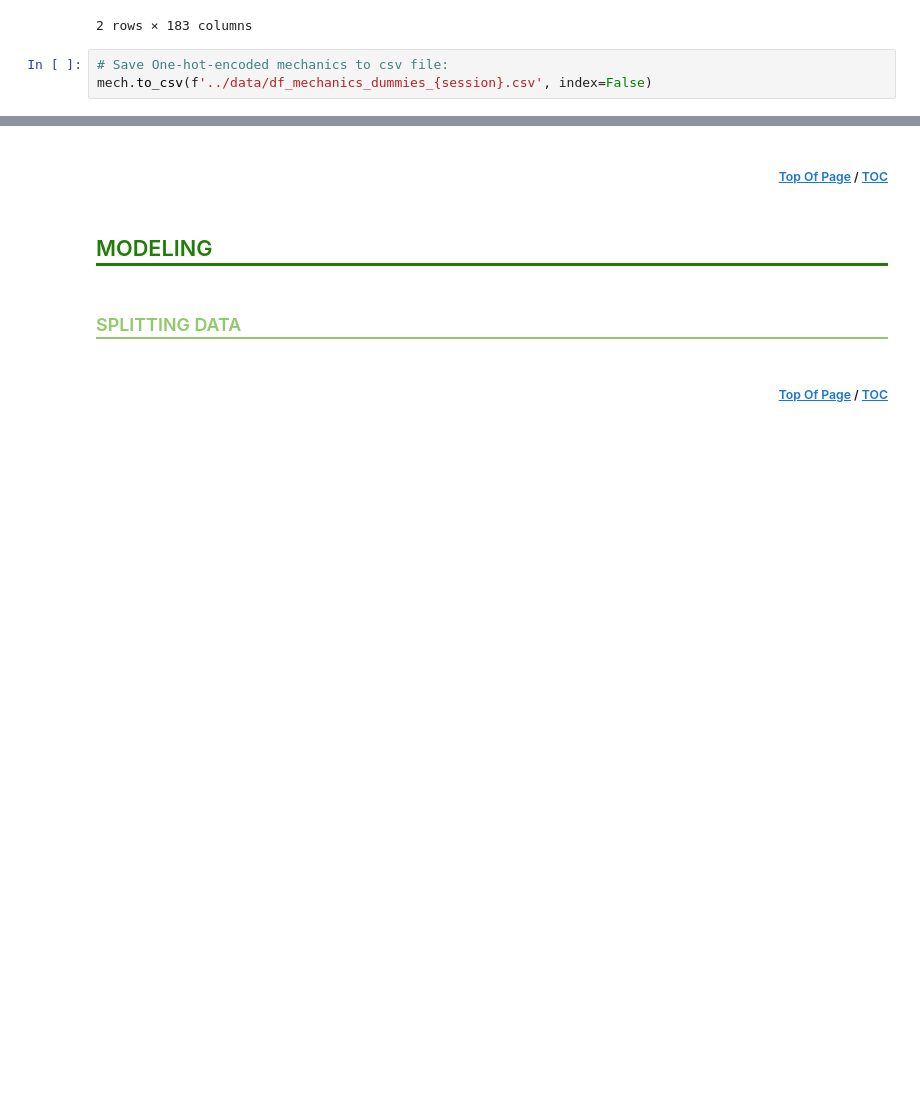
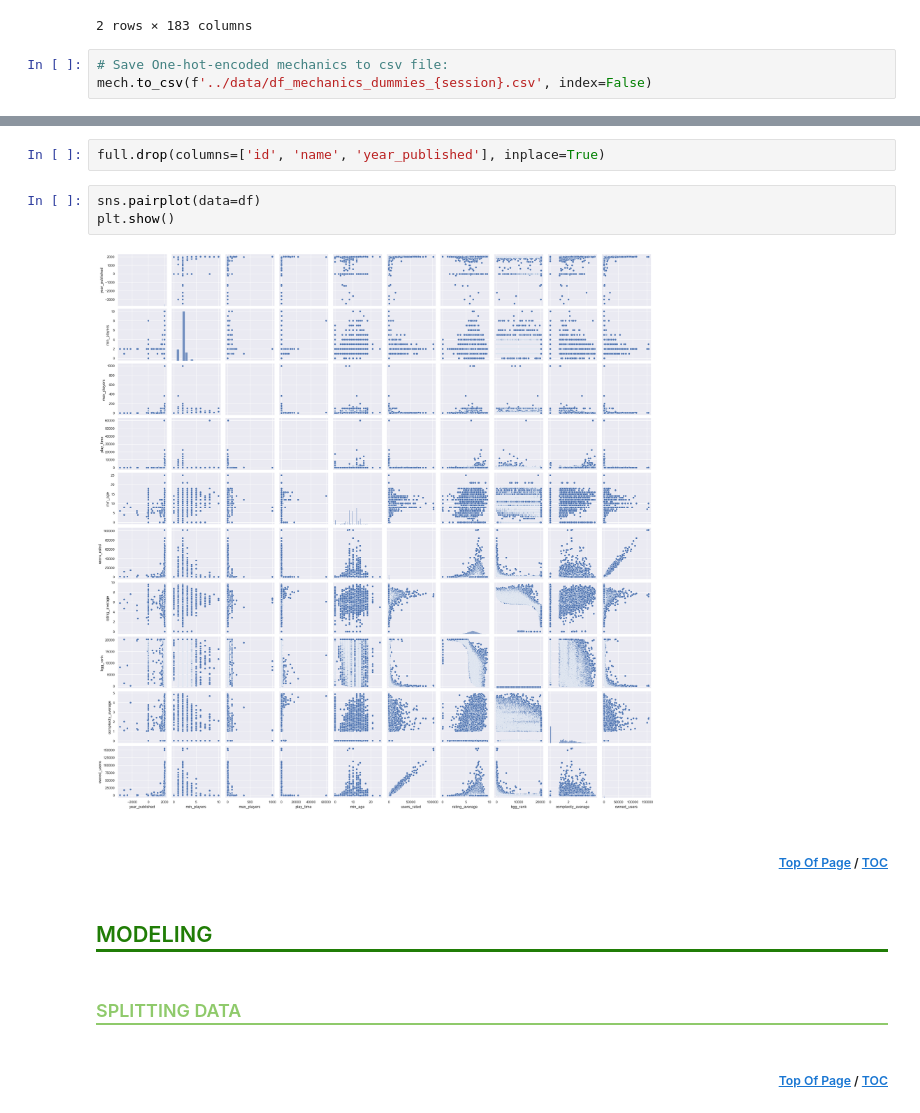
Before and after one commit to jdormaar/Boardgame_Preferences_Predictive_Analysis, a Jupyter notebook: Competitions/board_game_JD/workbook/notebook.ipynb, the cells around one changed output, grey strips where cells are left out. Drawn from its saved outputs; the diff is of its cells as text; blank space fills up the shorter version.

```diff
--- a/Competitions/board_game_JD/workbook/notebook.ipynb
+++ b/Competitions/board_game_JD/workbook/notebook.ipynb
@@ -790,3 +873,10 @@ mech.to_csv(f'../data/df_mechanics_dummies_{session}.csv', index=False)
+# %%
+full.drop(columns=['id', 'name', 'year_published'], inplace=True)
+# %%
+sns.pairplot(data=df)
+plt.show()
+# %% [output]
+[figure, added]
 # %% [markdown]
 <h5 style="text-align:right; padding-right: 10%;">
   <a href="#title">Top Of Page</a> / <a href="#table-of-contents">TOC</a>
```
Also changed, not shown: parts of 13 cells of this notebook.
